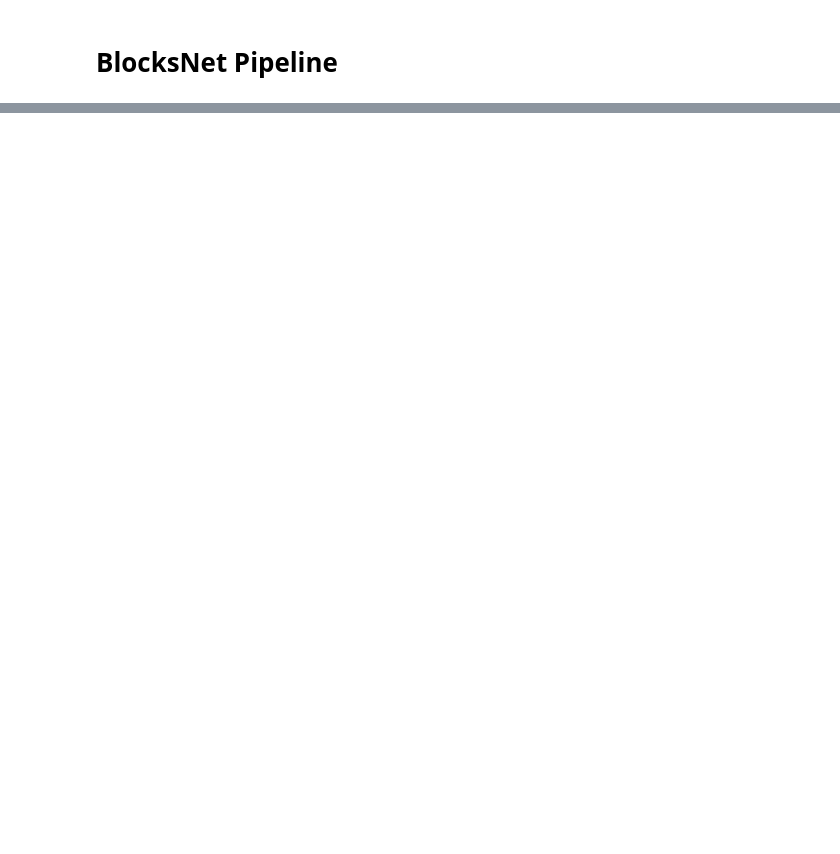
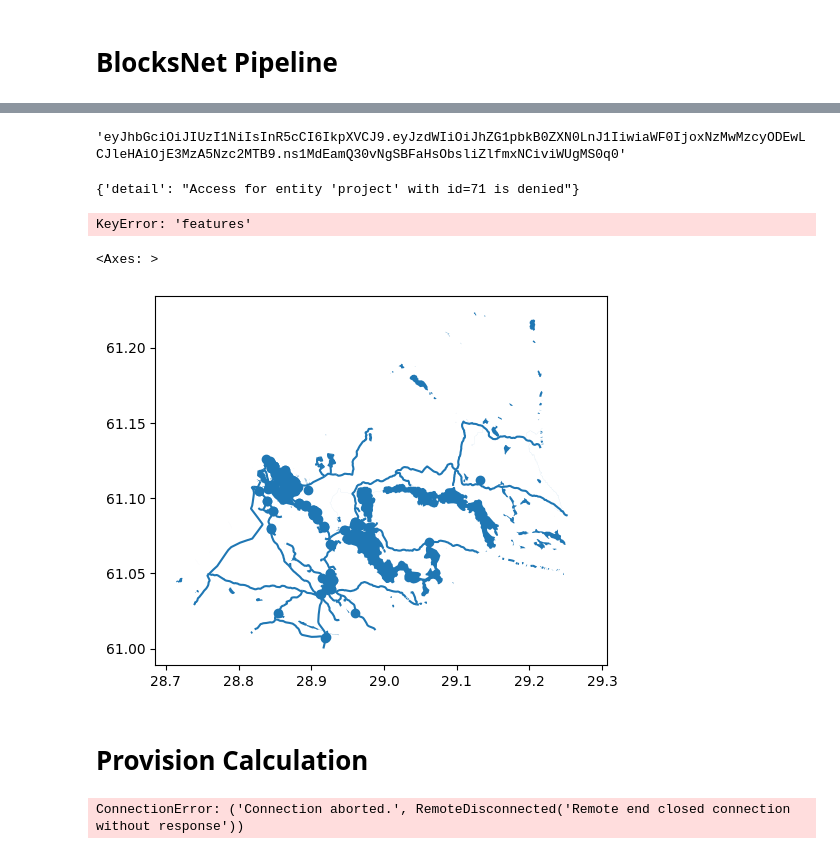
Before and after one commit to RuslanKozlyak/territorry_provision_api, a Jupyter notebook: test.ipynb, the cells around one changed output, grey strips where cells are left out. Saved outputs shown, nothing was run; the diff lists cells and outputs as text; code cells hidden in the pictures; blank space fills up the shorter version.

```diff
--- a/test.ipynb
+++ b/test.ipynb
@@ -27,8 +119,4 @@ local_crs = 32637
 # %%
-async def get_context_by_id(scenario_id : int, token : str):
-    res = await ra.get(URBAN_API + f'/api/v1/scenarios/{scenario_id}/context/geometries', headers={'Authorization': f'Bearer {token}'}, verify=False)
+def get_context_with_obj_by_id(scenario_id : int, token : str):
+    res = requests.get(URBAN_API + f'/api/v1/scenarios/{scenario_id}/context/geometries_with_all_objects', headers={'Authorization': f'Bearer {token}'}, verify=False)
     return res.json()
-# %%
-async def get_context_with_obj_by_id(scenario_id : int, token : str):
-    res = await ra.get(URBAN_API + f'/api/v1/scenarios/{scenario_id}/context/geometries_with_all_objects', headers={'Authorization': f'Bearer {token}'}, verify=False)
-    return res.json()
@@ -270,0 +175,7 @@ SchemaError: Column 'geometry' failed element-wise validator number 0: <Check ch
+# %%
+def get_scenario_gdf(project_scenario_id, token):
+    context_with_obj = get_context_with_obj_by_id(project_scenario_id, token)
+    print(context_with_obj)
+    scenario_gdf = gpd.GeoDataFrame.from_features(context_with_obj["features"])
+    scenario_gdf.set_crs(epsg=4326,inplace=True)
+    return scenario_gdf
@@ -270,0 +282,21 @@ SchemaError: Column 'geometry' failed element-wise validator number 0: <Check ch
+# %%
+token
+# %% [output]
+'eyJhbGciOiJIUzI1NiIsInR5cCI6IkpXVCJ9.eyJzdWIiOiJhZG1pbkB0ZXN0LnJ1IiwiaWF0IjoxNzMwMzcyODEwLCJleHAiOjE3MzA5Nzc2MTB9.ns1MdEamQ30vNgSBFaHsObsliZlfmxNCiviWUgMS0q0'
+# %%
+physical_object_types = get_physical_object_types()
+
+scenario_gdf = get_scenario_gdf(122, token)
+
+boundaries = get_boundaries(scenario_gdf)
+water = get_water(scenario_gdf, physical_object_types)
+roads = get_roads(scenario_gdf, physical_object_types)
+# roads_osm = get_roads_osm(boundaries, physical_object_types)
+# %% [output]
+{'detail': "Access for entity 'project' with id=71 is denied"}
+KeyError: 'features'
+# %%
+scenario_gdf.plot()
+# %% [output]
+<Axes: >
+[figure, added]
@@ -270,0 +358,6 @@ SchemaError: Column 'geometry' failed element-wise validator number 0: <Check ch
+# %% [markdown]
+# Provision Calculation
+# %%
+scenarios = _get_scenarios_by_project_id(74, token)
+# %% [output]
+ConnectionError: ('Connection aborted.', RemoteDisconnected('Remote end closed connection without response'))
```
Also changed, not shown: parts of 45 cells of this notebook, 10 other files.
